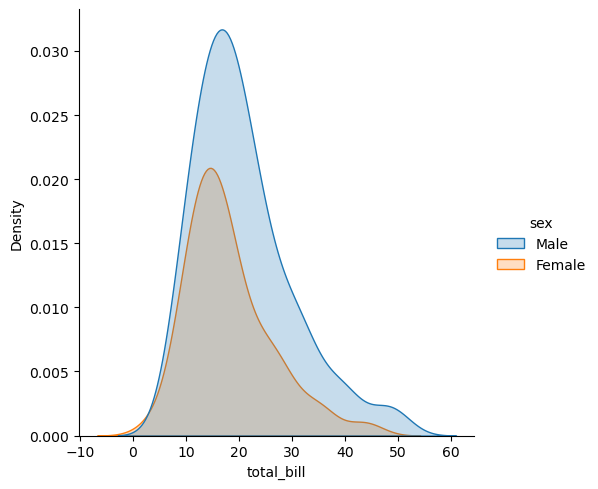
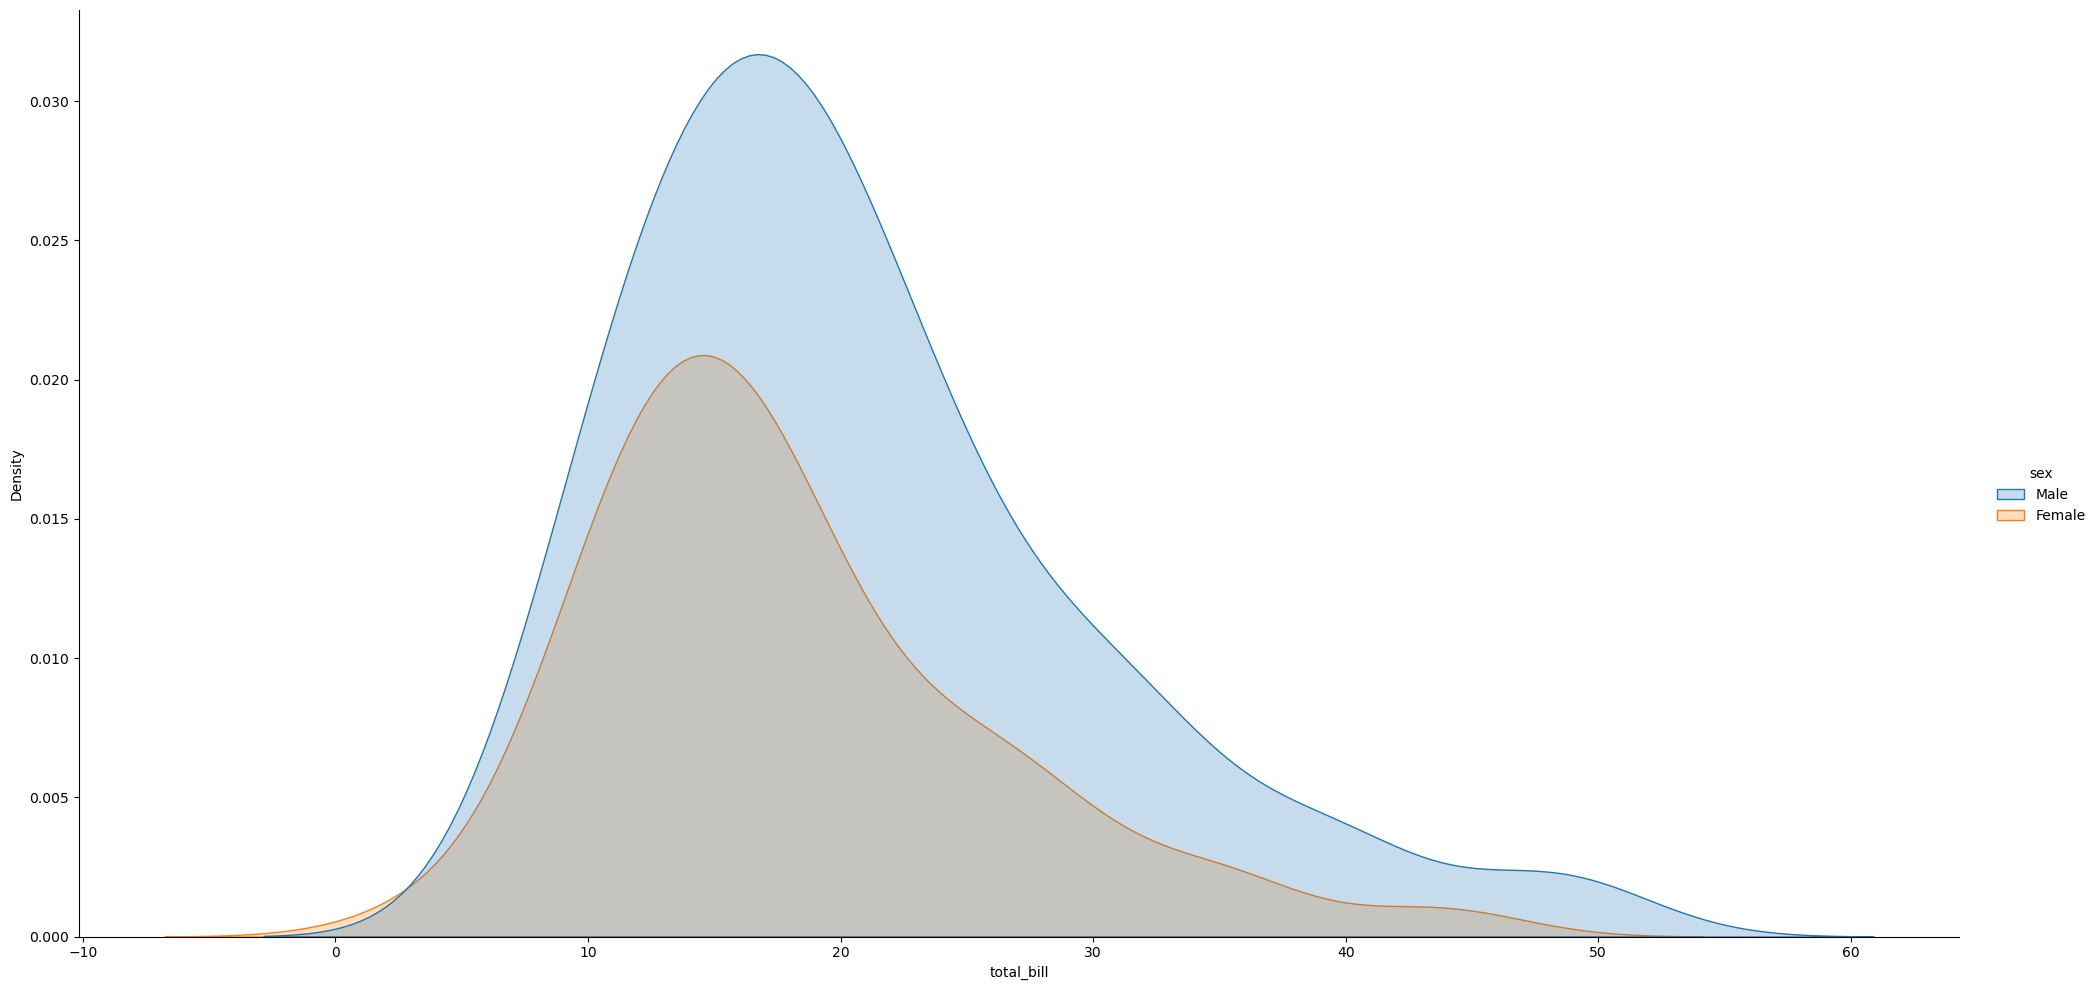
Unified diff of the notebook cell whose output changed from the first chart to the second:
--- before
+++ after
@@ -1,3 +1,3 @@
 # hue, fill
-
-sns.displot(data=tips, x='total_bill', kind='kde', hue='sex', fill=True)
+# aspect and height for changing the size of fig level plots
+sns.displot(data=tips, x='total_bill', kind='kde', hue='sex', fill=True, aspect=2, height=10)

Commit: size changed of the plot